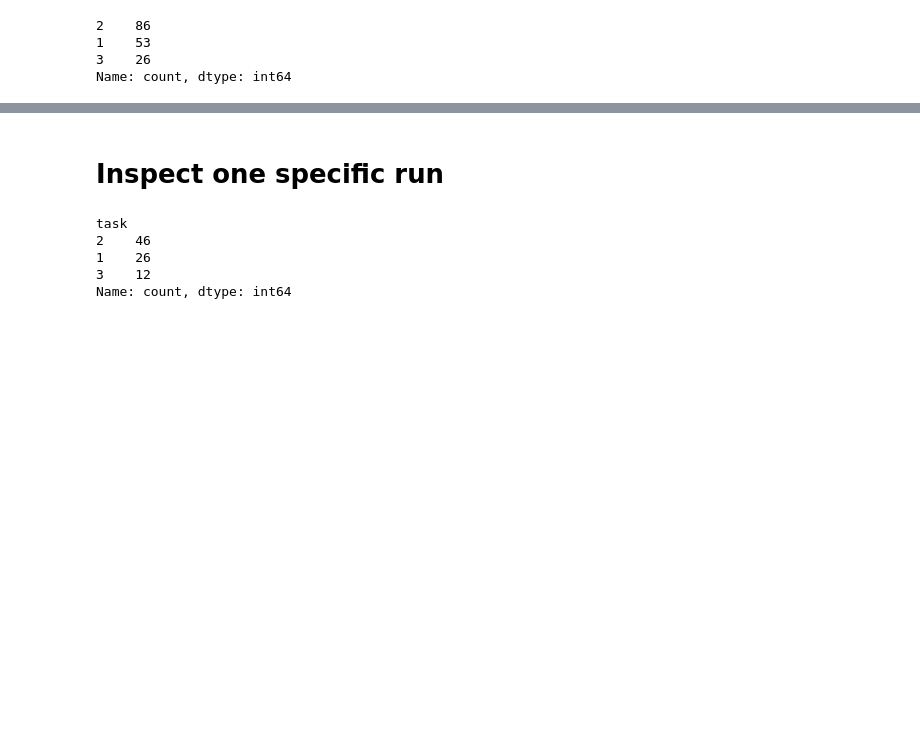
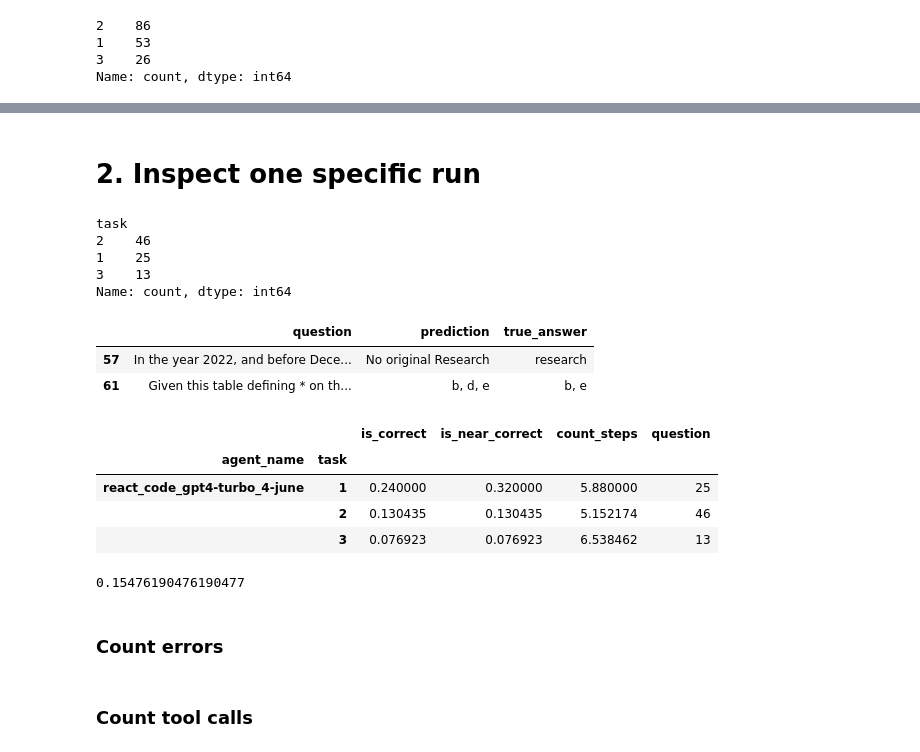
Before and after one commit to aymeric-roucher/agent_reasoning_benchmark, a Jupyter notebook: benchmark_gaia.ipynb, the cells around one changed output, grey strips where cells are left out. Saved outputs shown, nothing was run; the diff lists cells and outputs as text; code cells hidden in the pictures; blank space fills up the shorter version.

```diff
--- a/benchmark_gaia.ipynb
+++ b/benchmark_gaia.ipynb
@@ -68,10 +56,14 @@ result_df.to_json(answer_file_path, lines=True, orient="records")
 # %%
-from scripts.gaia_scorer import question_scorer
+from scripts.gaia_scorer import question_scorer, check_close_call
 import re
 from collections import Counter
 
 result_df["is_correct"] = result_df.apply(
     lambda x: question_scorer(x["prediction"], x["true_answer"]), axis=1
+)
+result_df["is_near_correct"] = result_df.apply(
+    lambda x: check_close_call(x["prediction"], x["true_answer"], x["is_correct"]),
+    axis=1,
 )
 
 result_df["count_steps"] = result_df["intermediate_steps"].apply(len)
@@ -81,13 +73,13 @@ def find_attachment(question):
     matches = eval_df.loc[eval_df["question"] == question, "file_name"]
 
     if len(matches) == 0:
-        return None
+        return "Not found"
     file_path = matches.values[0]
 
-    if isinstance(file_path, str):
+    if isinstance(file_path, str) and len(file_path) > 0:
         return file_path.split(".")[-1]
     else:
-        return None
+        return "None"
 
 
 result_df["attachment_type"] = result_df["question"].apply(find_attachment)
@@ -168,20 +139,67 @@ Name: count, dtype: int64
 # %% [markdown]
-# Inspect one specific run
+# 2. Inspect one specific run
 # %%
 selection_name_gpt4 = "react_code_gpt4_30-may_with_gpt4o_vision"
+selection_name_gpt4_replaced = "react_code_gpt4_31-may_with_replaced"
+selection_name_gpt4_replaced_planning = "react_code_gpt4_31-may_planning3"
 selection_name_llama3 = "react_code_llama3_30-may_with_gpt4o_vision"
+selection_name_json_gpt4 = "react_json_gpt4_31-may"
+selection_name_code_gpt4_separate_reformulator = (
+    "react_code_gpt4_3-june_separate_reformulator"
+)
+selection_name_gpt4_turbo = "react_code_gpt4-turbo_4-june"
+selection_name_code_gpt4_give_file_names = (
+    "react_code_gpt4_3-june_give_file_names_directly"
+)
+selection_name_gpt4o_new_browser = "react_code_gpt4o_4-june_new_browser"
+selection_name_recent_llama3_70 = "react_code_llama-3-70b_4-june"
+
 # submission_selection_name = "react_code_llama3-70b_02-05_full-gaia-validation-code"
 sel_df = result_df.loc[
     result_df["agent_name"].isin(
         [
-            selection_name_llama3,
+            selection_name_gpt4_turbo,
         ]
     )
 ]
-sel_df["task"].value_counts()
+sel_df = sel_df.drop_duplicates(subset=["question"])
+display(sel_df["task"].value_counts())
+assert sel_df["question"].value_counts().max() == 1, "Some questions are duplicate!"
 # %% [output]
 task
 2    46
-1    26
-3    12
+1    25
+3    13
 Name: count, dtype: int64
+# %%
+sel_df.loc[
+    (sel_df["is_correct"] == False) & (sel_df["is_near_correct"] == True),
+    ["question", "prediction", "true_answer"],
+]
+# %% [output]
+|  | question | prediction | true_answer |
+| 57 | In the year 2022, and before Dece... | No original Research | research |
+| 61 | Given this table defining * on th... | b, d, e | b, e |
+# %%
+display(
+    sel_df.groupby(["agent_name", "task"])[
+        ["is_correct", "is_near_correct", "count_steps", "question"]
+    ].agg(
+        {
+            "is_correct": "mean",
+            "is_near_correct": "mean",
+            "count_steps": "mean",
+            "question": "count",
+        }
+    )
+)
+print(sel_df["is_correct"].mean())
+# %% [output]
+|  |  | is_correct | is_near_correct | count_steps | question |
+| agent_name | task |  |  |  |  |
+| react_code_gpt4-turbo_4-june | 1 | 0.240000 | 0.320000 | 5.880000 | 25 |
+|  | 2 | 0.130435 | 0.130435 | 5.152174 | 46 |
+|  | 3 | 0.076923 | 0.076923 | 6.538462 | 13 |
+0.15476190476190477
+# %% [markdown]
+### Count errors
@@ -188,3 +266,5 @@ Name: count, dtype: int64
+# %% [markdown]
+### Count tool calls
 # %%
 tools_calls = pd.DataFrame.from_records(sel_df["tool_calls"].values).fillna(0)
 
```
Also changed, not shown: parts of 28 cells of this notebook, 16 other files.
